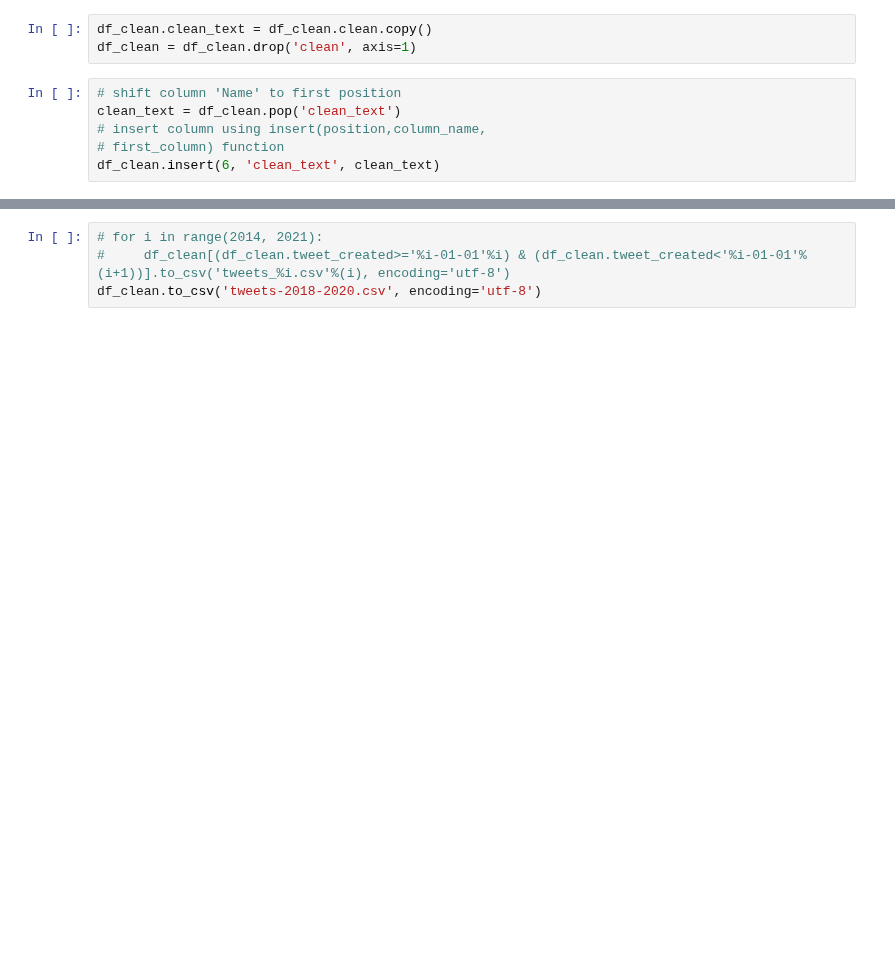
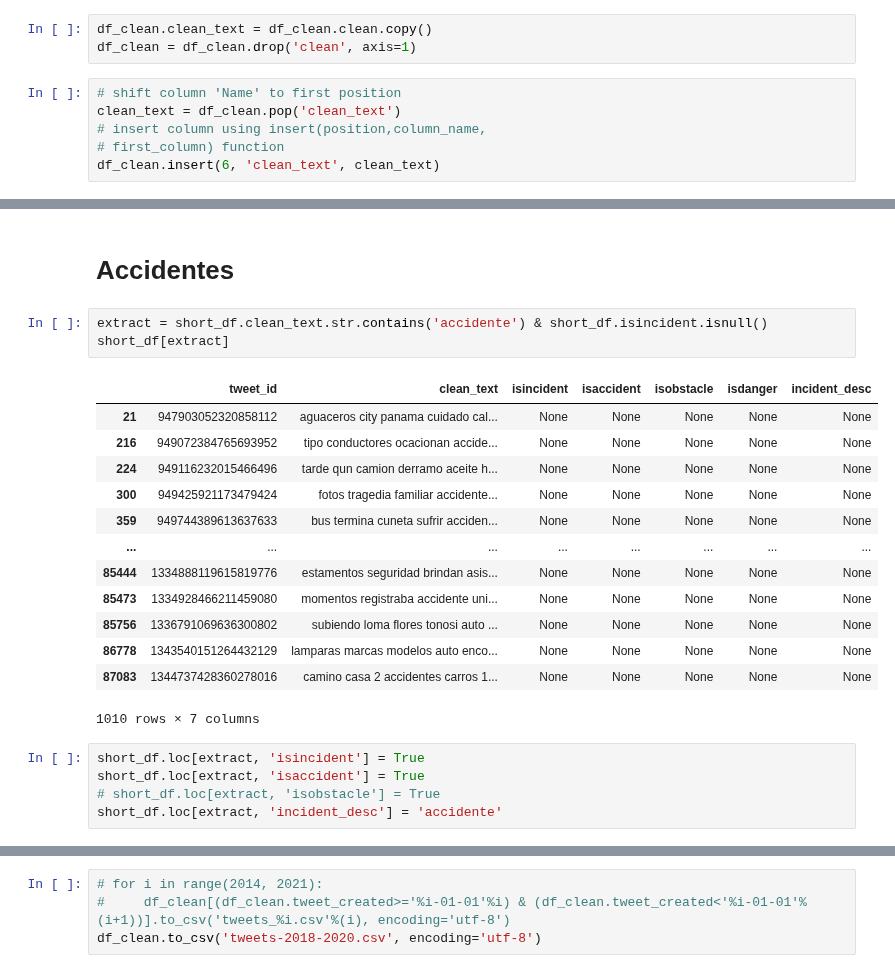
Before and after one commit to Liu-Lc/TwitterTraffic-Pty, a Jupyter notebook: TweetData/clean_data.ipynb, the cells around one changed output, grey strips where cells are left out. Saved outputs shown, nothing was run; the diff lists cells and outputs as text; blank space fills up the shorter version.

```diff
--- a/TweetData/clean_data.ipynb
+++ b/TweetData/clean_data.ipynb
@@ -60,0 +60,24 @@ df_clean.head(100)
+# %% [markdown]
+# Accidentes
+# %%
+extract = short_df.clean_text.str.contains('accidente') & short_df.isincident.isnull()
+short_df[extract]
+# %% [output]
+|  | tweet_id | clean_text | isincident | isaccident | isobstacle | isdanger | incident_desc |
+| 21 | 947903052320858112 | aguaceros city panama cuidado cal... | None | None | None | None | None |
+| 216 | 949072384765693952 | tipo conductores ocacionan accide... | None | None | None | None | None |
+| 224 | 949116232015466496 | tarde qun camion derramo aceite h... | None | None | None | None | None |
+| 300 | 949425921173479424 | fotos tragedia familiar accidente... | None | None | None | None | None |
+| 359 | 949744389613637633 | bus termina cuneta sufrir acciden... | None | None | None | None | None |
+| ... | ... | ... | ... | ... | ... | ... | ... |
+| 85444 | 1334888119615819776 | estamentos seguridad brindan asis... | None | None | None | None | None |
+| 85473 | 1334928466211459080 | momentos registraba accidente uni... | None | None | None | None | None |
+| 85756 | 1336791069636300802 | subiendo loma flores tonosi auto ... | None | None | None | None | None |
+| 86778 | 1343540151264432129 | lamparas marcas modelos auto enco... | None | None | None | None | None |
+| 87083 | 1344737428360278016 | camino casa 2 accidentes carros 1... | None | None | None | None | None |
+1010 rows × 7 columns
+# %%
+short_df.loc[extract, 'isincident'] = True
+short_df.loc[extract, 'isaccident'] = True
+# short_df.loc[extract, 'isobstacle'] = True
+short_df.loc[extract, 'incident_desc'] = 'accidente'
```
Also changed, not shown: parts of 10 cells of this notebook, 2 other files.
